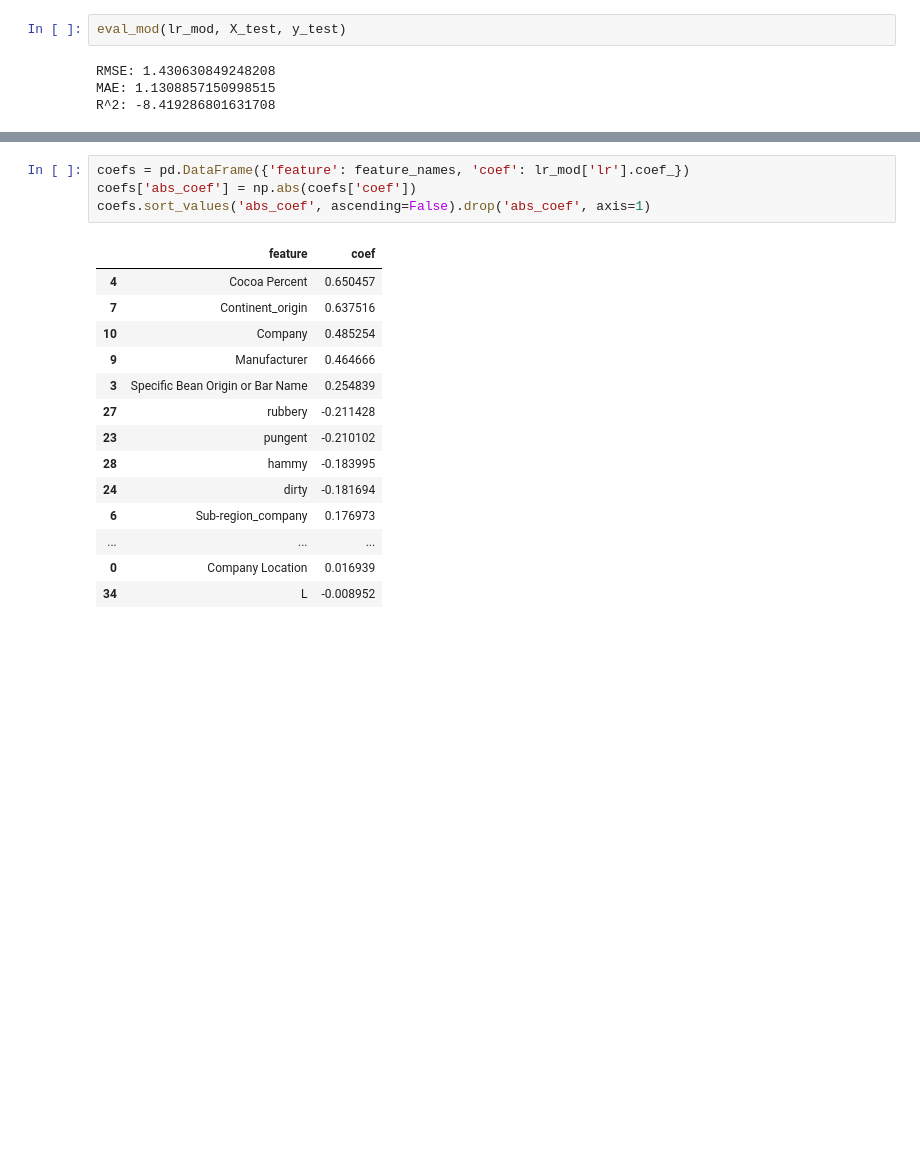
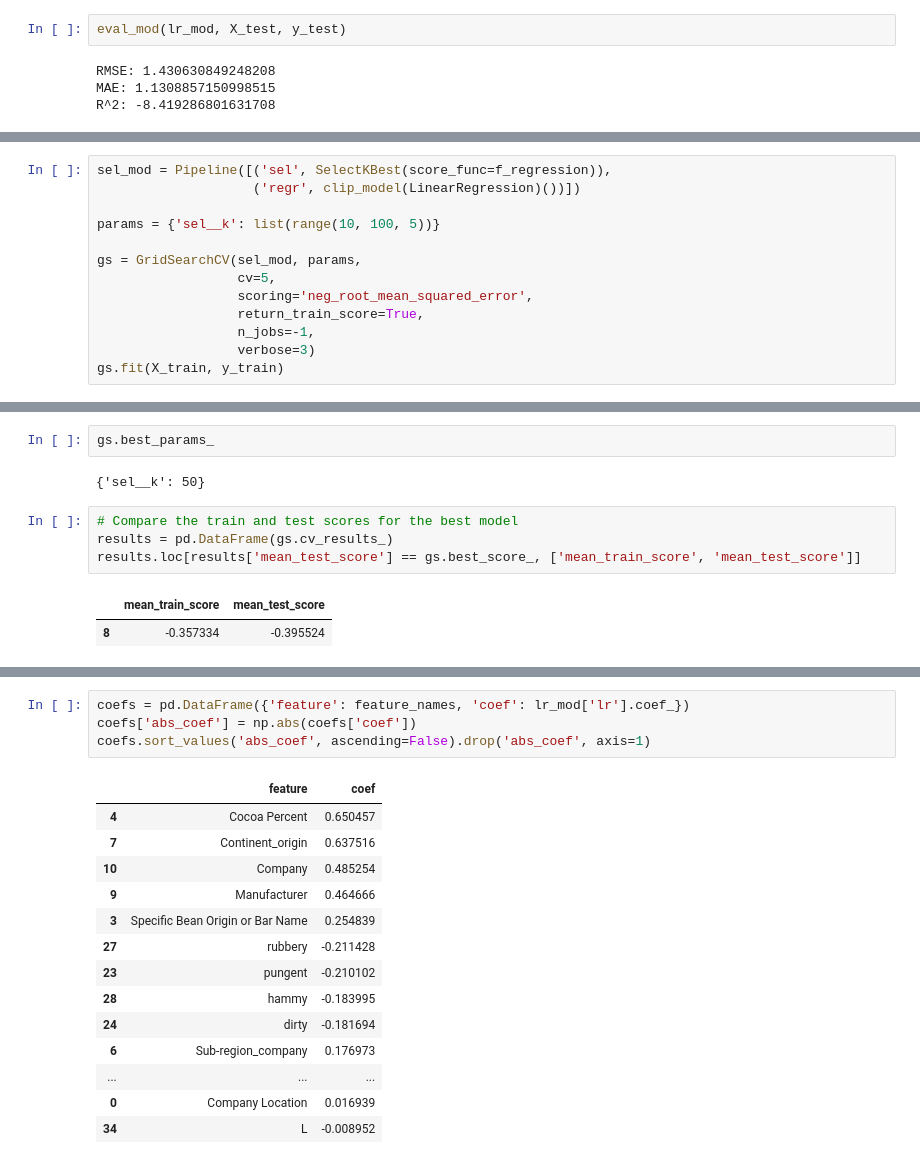
Before and after one commit to SimoneGiovannini/chocolate-rating-project, a Jupyter notebook: models.ipynb, the cells around one changed output, grey strips where cells are left out. Cells and saved outputs as stored; diff of their text form; blank space fills up the shorter version.

Commit message:
LR with feature selection

```diff
--- a/models.ipynb
+++ b/models.ipynb
@@ -81,0 +93,13 @@ R^2: -8.419286801631708
+# %%
+sel_mod = Pipeline([('sel', SelectKBest(score_func=f_regression)),
+                    ('regr', clip_model(LinearRegression)())])
+
+params = {'sel__k': list(range(10, 100, 5))}
+
+gs = GridSearchCV(sel_mod, params,
+                  cv=5,
+                  scoring='neg_root_mean_squared_error',
+                  return_train_score=True,
+                  n_jobs=-1,
+                  verbose=3)
+gs.fit(X_train, y_train)
@@ -81,0 +120,11 @@ R^2: -8.419286801631708
+# %%
+gs.best_params_
+# %% [output]
+{'sel__k': 50}
+# %%
+# Compare the train and test scores for the best model
+results = pd.DataFrame(gs.cv_results_)
+results.loc[results['mean_test_score'] == gs.best_score_, ['mean_train_score', 'mean_test_score']]
+# %% [output]
+|  | mean_train_score | mean_test_score |
+| 8 | -0.357334 | -0.395524 |
```
Also changed, not shown: parts of 7 cells of this notebook.
